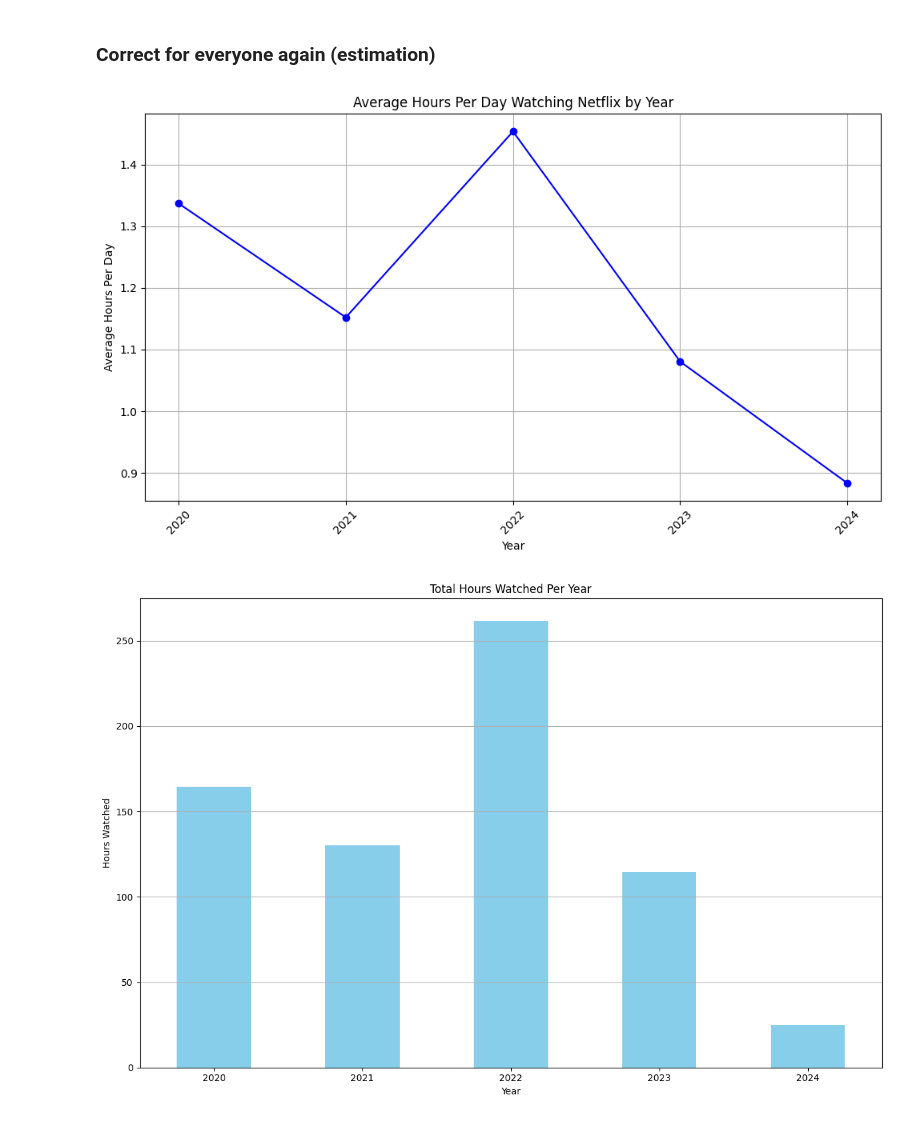
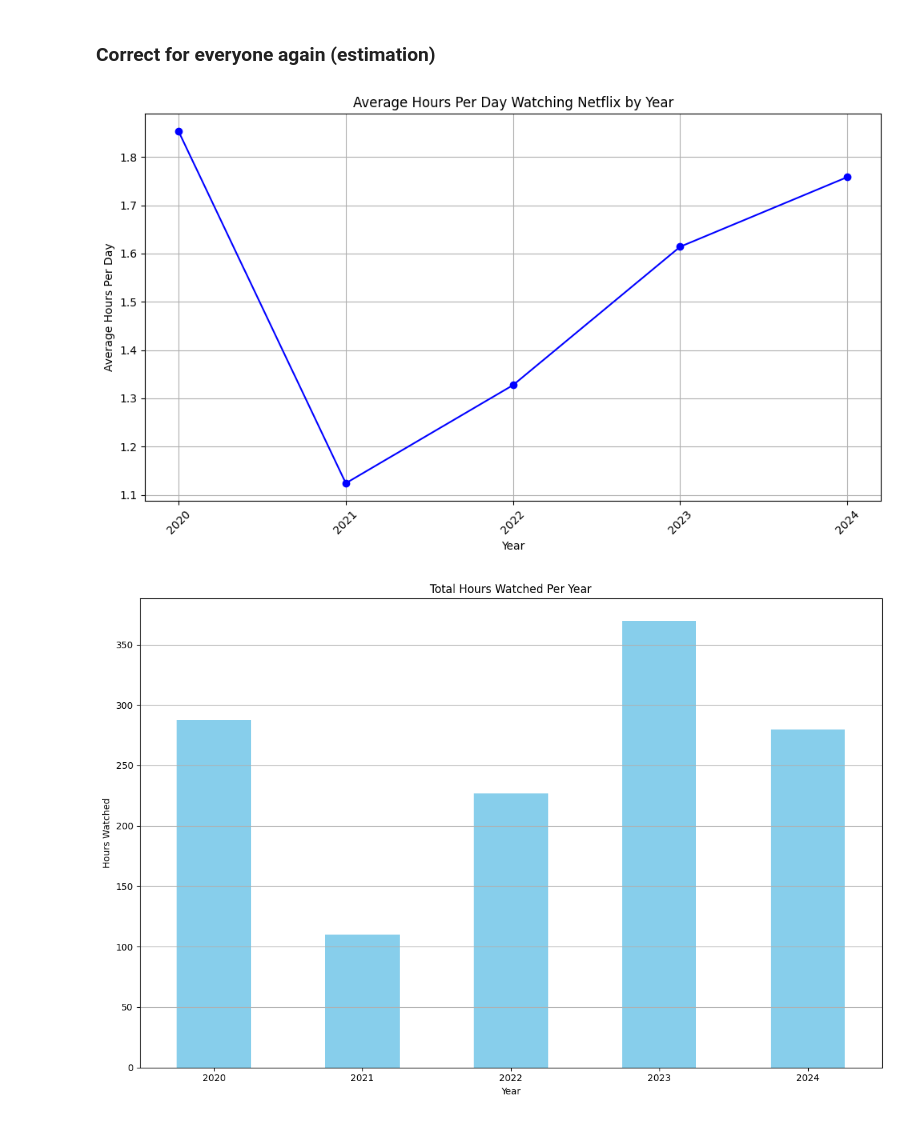
Before and after one commit to joos-too/netflixViewingHistory, a Jupyter notebook: analysis.ipynb, the cells around one changed output. Saved outputs shown, nothing was run; the diff lists cells and outputs as text; code cells hidden in the pictures.

```diff
--- a/analysis.ipynb
+++ b/analysis.ipynb
@@ -3,7 +3,7 @@ import pandas as pd
 import matplotlib.pyplot as plt
 # %%
 # Load the data
-file_path = 'data/NetflixViewingHistoryAlex.csv'
+file_path = 'data/NetflixViewingHistoryJan.csv'
 netflix_data = pd.read_csv(file_path)
 
 # Extract the show title from the 'Title' column
@@ -306,23 +306,26 @@ plt.tight_layout()
 # Show plot
 plt.show()
 # %% [output]
-[figure, old version]
+[figure, new version]
 # %%
 # Calculate the cumulative number of episodes watched per year
 total_minutes_per_year = netflix_data.groupby(['Year'])['Average_Episode_Length_Minutes'].sum()
 total_hours_per_year = total_minutes_per_year / 60
+
+# TODO Remove if not Jan !!! Adds the Rookie Total Watch Time
+total_hours_per_year.loc[2024] += 81
 
 # Plotting the cumulative number of episodes watched per year as a bar chart
 plt.figure(figsize=(12, 8))
 total_hours_per_year.plot(kind='bar', color='skyblue')
 plt.title('Total Hours Watched Per Year')
 plt.xlabel('Year')
 plt.ylabel('Hours Watched')
 plt.grid(axis='y')
 plt.xticks(rotation=0)
 plt.tight_layout()
 
 # Show plot
 plt.show()
 # %% [output]
-[figure, old version]
+[figure, new version]
```
Also changed, not shown: parts of 13 cells of this notebook.
